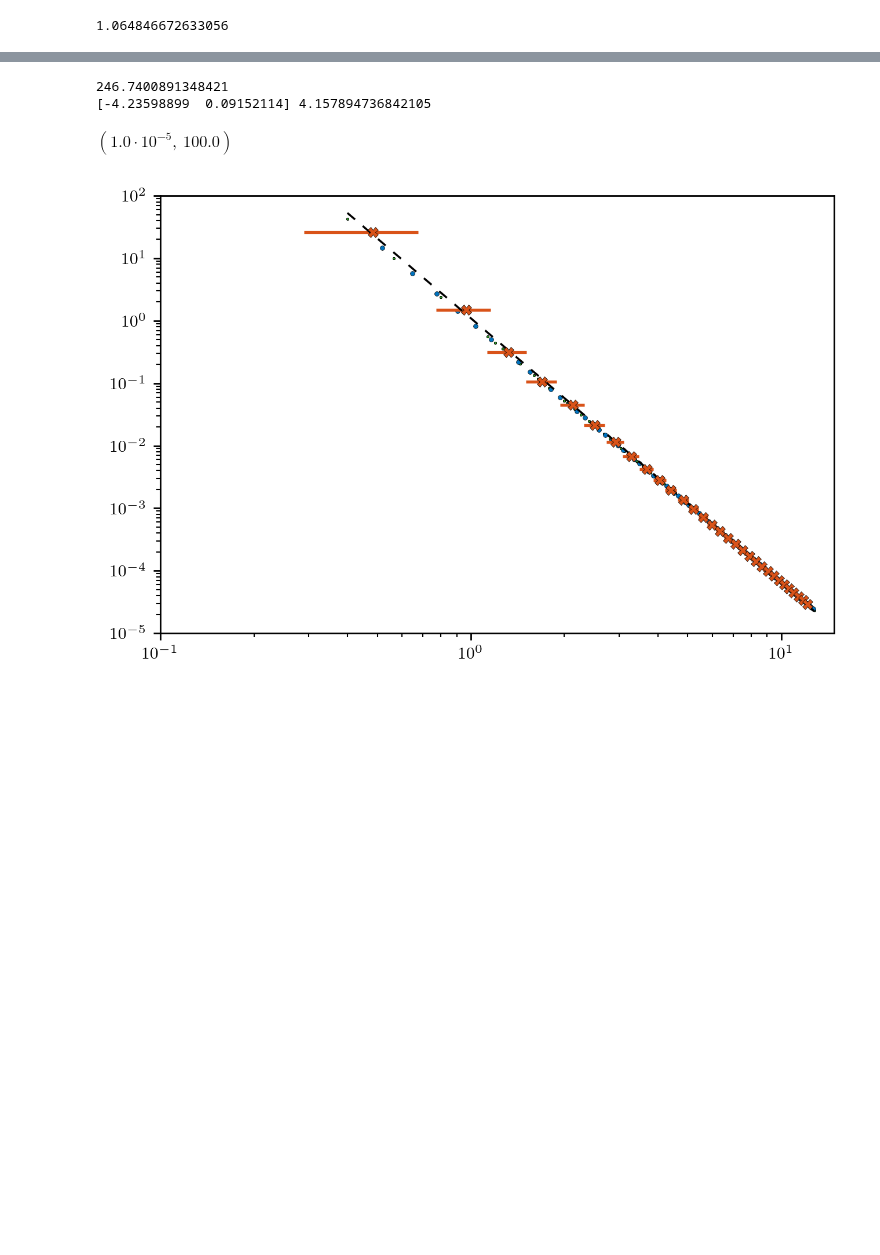
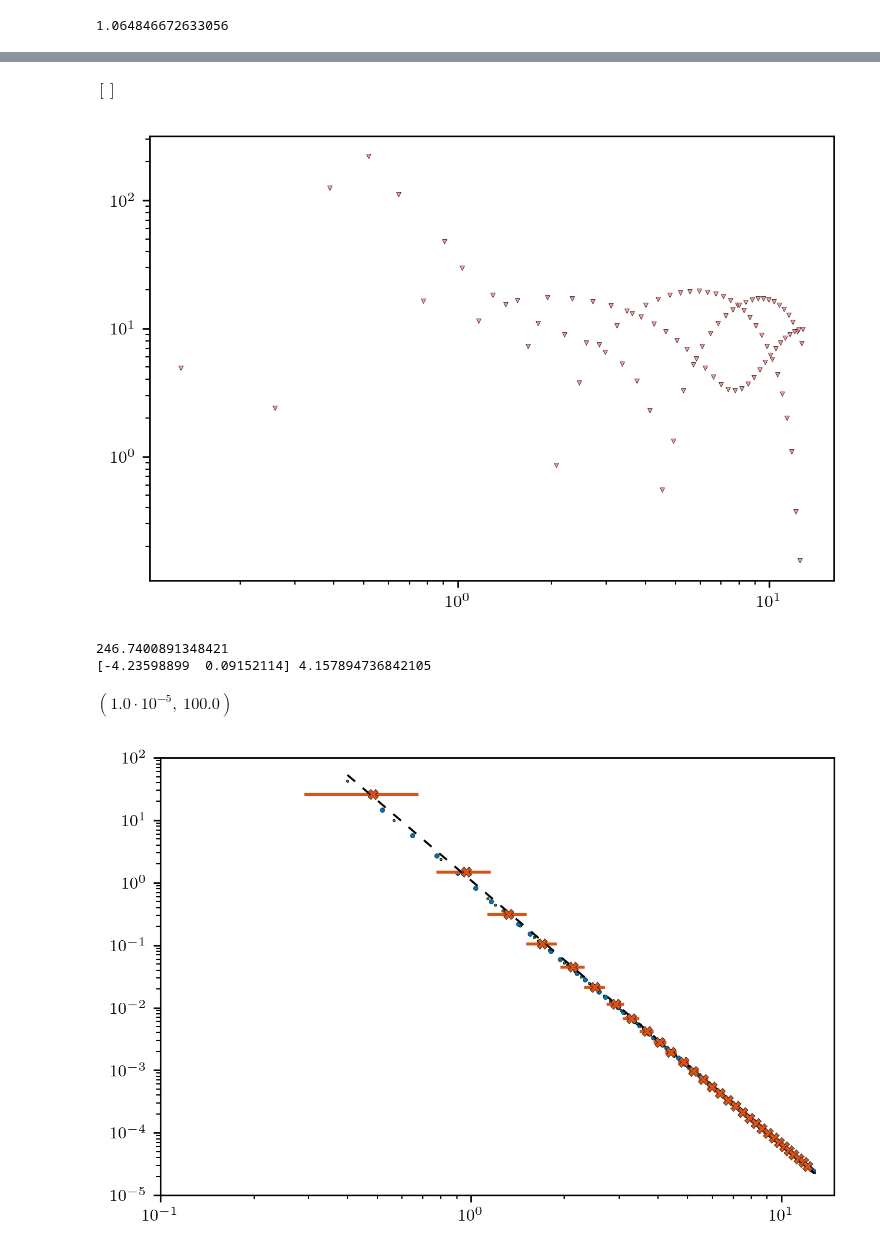
Before and after one commit to mab68/Kea, a Jupyter notebook: example_notebooks/methods/acf.ipynb, the cells around one changed output, grey strips where cells are left out. Saved outputs shown, nothing was run; the diff lists cells and outputs as text; code cells hidden in the pictures; blank space fills up the shorter version.

```diff
--- a/example_notebooks/methods/acf.ipynb
+++ b/example_notebooks/methods/acf.ipynb
@@ -131,6 +127,15 @@ $\displaystyle \frac{39.5579743548987}{\pi^{3.15789473684211}}$
 $\displaystyle 1.0$
 $\displaystyle 0.0252793530585866 \pi^{3.15789473684211} \left(\begin{cases} 0 & \text{for}\: k > 4.07436654315252 \pi \vee k < 0.127323954473516 \pi \\k^{-4.15789473684211} & \text{otherwise} \end{cases}\right)$
 $\displaystyle - 0.000565314633121089 {{}_{1}F_{2}\left(\begin{matrix} -1.07894736842105 \\ -0.0789473684210527, 1.0 \end{matrix}\middle| {- 4.15011568199016 \pi^{2} l^{2}} \right)} + 1.00056531463312 {{}_{1}F_{2}\left(\begin{matrix} -1.07894736842105 \\ -0.0789473684210527, 1.0 \end{matrix}\middle| {- 0.00405284734569351 \pi^{2} l^{2}} \right)}$
+# %%
+lam_E2 = sp.lambdify(k, sp_E2, modules=['scipy', 'numpy', 'mpmath'])
+for _k in np.linspace(0., np.pi*N/L, 100):
+    plt.scatter(_k, np.abs(lam_E2(_k)), marker='v', s=5., color=c[3], zorder=2, linewidth=0.2, edgecolor='black')
+
+plt.loglog()
+# %% [output]
+$\displaystyle \left[ \right]$
+[figure, added]
 # %%
 lam_E = sp.lambdify(k, Ef, modules=['scipy', 'numpy', 'mpmath'])
 for _k in np.linspace(0., np.pi*N/L, 100):
```
Also changed, not shown: parts of 4 cells of this notebook, 1 other file.
